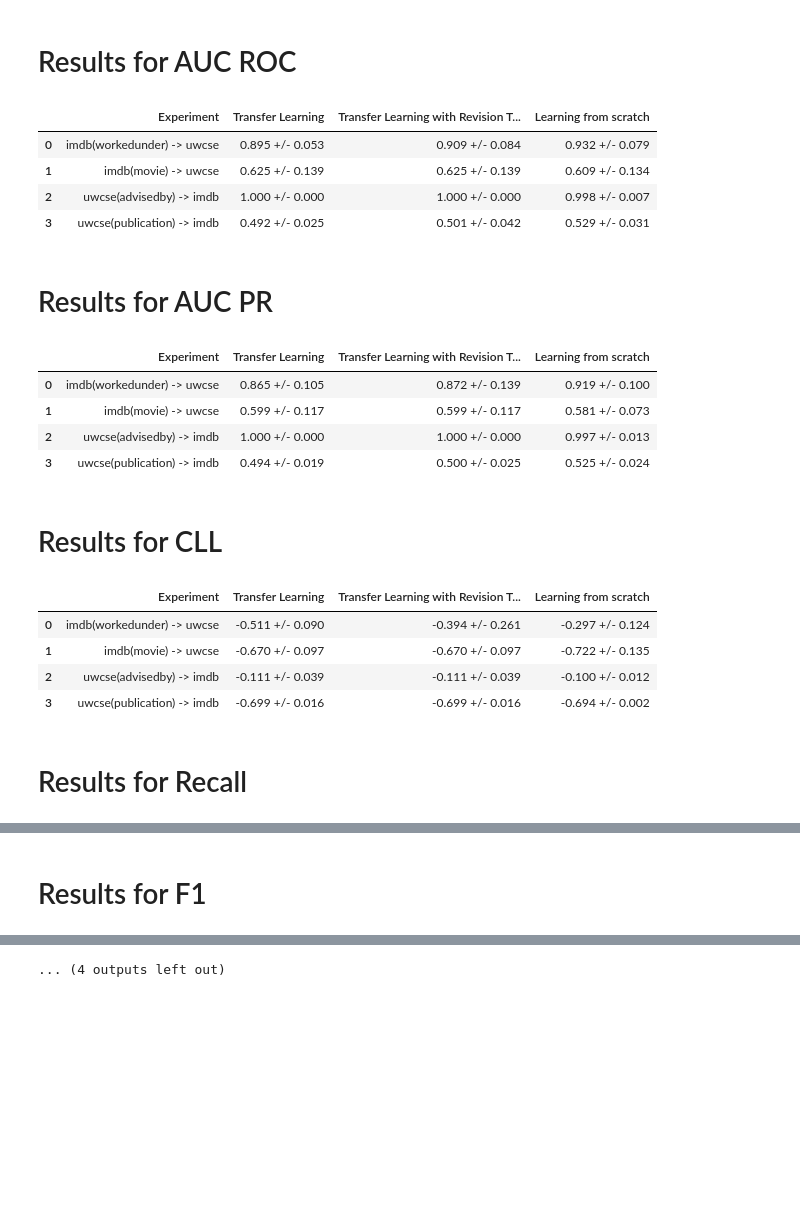
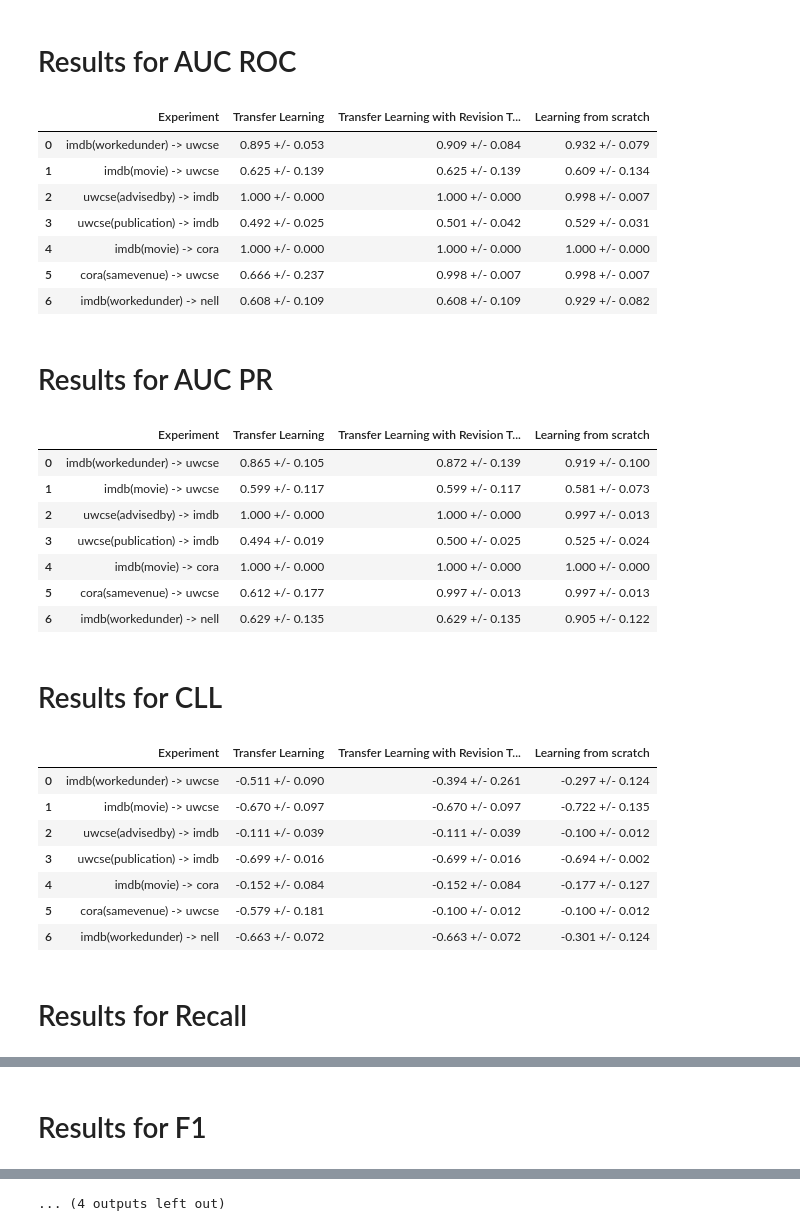
Before and after one commit to ThaisLuca/TreeBoostler, a Jupyter notebook: experiments/10_02_2018/results_total_transfer.ipynb, the cells around one changed output, grey strips where cells are left out. Saved outputs shown, nothing was run; the diff lists cells and outputs as text; code cells hidden in the pictures; blank space fills up the shorter version.

Commit message:
Sent experiments notebook

```diff
--- a/experiments/10_02_2018/results_total_transfer.ipynb
+++ b/experiments/10_02_2018/results_total_transfer.ipynb
@@ -10,60 +10,74 @@ with open('total_transfer_experiment.json', 'r') as fp:
 # %%
 experiments = ['imdb(workedunder) -> uwcse',
               'imdb(movie) -> uwcse',
               'uwcse(advisedby) -> imdb',
               'uwcse(publication) -> imdb',
-              #'imdb(workedunder) -> cora',
-              #'imdb(movie) -> cora',
-              #'uwcse(advisedby) -> cora',
-              #'uwcse(publication) -> cora'
+              'imdb(workedunder) -> cora',
+              'imdb(movie) -> cora',
+              'uwcse(advisedby) -> cora',
+              'uwcse(publication) -> cora'
+              'cora(samevenue) -> imdb',
+              'cora(samevenue) -> uwcse',
+              'imdb(workedunder) -> nell',
+              'uwcse(advisedby) -> nell'
               ]
 
 for metric in ['AUC ROC', 'AUC PR', 'CLL', 'Recall', 'F1', 'Precision', 'Learning and Revision time', 'Inference time']:
     display(Markdown('# Results for ' + metric))
     table = []
     for dataset in range(len(experiments)):
-    #for metric in ['AUC ROC', 'AUC PR']:
-        #display(Markdown('## ' + metric))
-        x = []
-        if metric == 'Precision':
-            scratch = np.array([item['Precision'][0] for sublist in data['results'][str(dataset)]['scratch'].values() for item in sublist])
-            parameter = np.array([item['Parameter Learning results']['Precision'][0] for sublist in data['results'][str(dataset)]['transfer'].values() for item in sublist])
-            transfer = np.array([item['Precision'][0] for sublist in data['results'][str(dataset)]['transfer'].values() for item in sublist])
-        elif metric == 'Learning and Revision time':
-            scratch = np.array([item['Learning time'] for sublist in data['results'][str(dataset)]['scratch'].values() for item in sublist])
-            parameter = np.array([item['Parameter Learning results']['Learning time'] for sublist in data['results'][str(dataset)]['transfer'].values() for item in sublist])
-            transfer = np.array([item['Learning time'] for sublist in data['results'][str(dataset)]['transfer'].values() for item in sublist])
-        elif metric == 'Inference time':
-            scratch = np.array([item['Inference time'] for sublist in data['results'][str(dataset)]['scratch'].values() for item in sublist])
-            parameter = np.array([item['Parameter Learning results']['Learning time'] for sublist in data['results'][str(dataset)]['transfer'].values() for item in sublist])
-            transfer = np.array([item['Inference time'] for sublist in data['results'][str(dataset)]['transfer'].values() for item in sublist])
-        else:
-            scratch = np.array([item[metric] for sublist in data['results'][str(dataset)]['scratch'].values() for item in sublist])
-            parameter = np.array([item['Parameter Learning results'][metric] for sublist in data['results'][str(dataset)]['transfer'].values() for item in sublist])
-            transfer = np.array([item[metric] for sublist in data['results'][str(dataset)]['transfer'].values() for item in sublist])
-        table.append([experiments[dataset], '%.3f +/- %.3f' % (parameter.mean(), 2 * parameter.std()),
-        '%.3f +/- %.3f' % (transfer.mean(), 2 * transfer.std()),
-        '%.3f +/- %.3f' % (scratch.mean(), 2 * scratch.std())])
+        if dataset not in [4,6,7,10]:
+        #for metric in ['AUC ROC', 'AUC PR']:
+            #display(Markdown('## ' + metric))
+            x = []
+            if metric == 'Precision':
+                scratch = np.array([item['Precision'][0] for sublist in data['results'][str(dataset)]['scratch'].values() for item in sublist])
+                parameter = np.array([item['Parameter Learning results']['Precision'][0] for sublist in data['results'][str(dataset)]['transfer'].values() for item in sublist])
+                transfer = np.array([item['Precision'][0] for sublist in data['results'][str(dataset)]['transfer'].values() for item in sublist])
+            elif metric == 'Learning and Revision time':
+                scratch = np.array([item['Learning time'] for sublist in data['results'][str(dataset)]['scratch'].values() for item in sublist])
+                parameter = np.array([item['Parameter Learning results']['Learning time'] for sublist in data['results'][str(dataset)]['transfer'].values() for item in sublist])
+                transfer = np.array([item['Learning time'] for sublist in data['results'][str(dataset)]['transfer'].values() for item in sublist])
+            elif metric == 'Inference time':
+                scratch = np.array([item['Inference time'] for sublist in data['results'][str(dataset)]['scratch'].values() for item in sublist])
+                parameter = np.array([item['Parameter Learning results']['Learning time'] for sublist in data['results'][str(dataset)]['transfer'].values() for item in sublist])
+                transfer = np.array([item['Inference time'] for sublist in data['results'][str(dataset)]['transfer'].values() for item in sublist])
+            else:
+                scratch = np.array([item[metric] for sublist in data['results'][str(dataset)]['scratch'].values() for item in sublist])
+                parameter = np.array([item['Parameter Learning results'][metric] for sublist in data['results'][str(dataset)]['transfer'].values() for item in sublist])
+                transfer = np.array([item[metric] for sublist in data['results'][str(dataset)]['transfer'].values() for item in sublist])
+            table.append([experiments[dataset], '%.3f +/- %.3f' % (parameter.mean(), 2 * parameter.std()),
+            '%.3f +/- %.3f' % (transfer.mean(), 2 * transfer.std()),
+            '%.3f +/- %.3f' % (scratch.mean(), 2 * scratch.std())])
     display(pd.DataFrame(table, columns=['Experiment', 'Transfer Learning', 'Transfer Learning with Revision Theory', 'Learning from scratch']))
 # %% [output]
 # Results for AUC ROC
 |  | Experiment | Transfer Learning | Transfer Learning with Revision T... | Learning from scratch |
 | 0 | imdb(workedunder) -> uwcse | 0.895 +/- 0.053 | 0.909 +/- 0.084 | 0.932 +/- 0.079 |
 | 1 | imdb(movie) -> uwcse | 0.625 +/- 0.139 | 0.625 +/- 0.139 | 0.609 +/- 0.134 |
 | 2 | uwcse(advisedby) -> imdb | 1.000 +/- 0.000 | 1.000 +/- 0.000 | 0.998 +/- 0.007 |
 | 3 | uwcse(publication) -> imdb | 0.492 +/- 0.025 | 0.501 +/- 0.042 | 0.529 +/- 0.031 |
+| 4 | imdb(movie) -> cora | 1.000 +/- 0.000 | 1.000 +/- 0.000 | 1.000 +/- 0.000 |
+| 5 | cora(samevenue) -> uwcse | 0.666 +/- 0.237 | 0.998 +/- 0.007 | 0.998 +/- 0.007 |
+| 6 | imdb(workedunder) -> nell | 0.608 +/- 0.109 | 0.608 +/- 0.109 | 0.929 +/- 0.082 |
 # Results for AUC PR
 |  | Experiment | Transfer Learning | Transfer Learning with Revision T... | Learning from scratch |
 | 0 | imdb(workedunder) -> uwcse | 0.865 +/- 0.105 | 0.872 +/- 0.139 | 0.919 +/- 0.100 |
 | 1 | imdb(movie) -> uwcse | 0.599 +/- 0.117 | 0.599 +/- 0.117 | 0.581 +/- 0.073 |
 | 2 | uwcse(advisedby) -> imdb | 1.000 +/- 0.000 | 1.000 +/- 0.000 | 0.997 +/- 0.013 |
 | 3 | uwcse(publication) -> imdb | 0.494 +/- 0.019 | 0.500 +/- 0.025 | 0.525 +/- 0.024 |
+| 4 | imdb(movie) -> cora | 1.000 +/- 0.000 | 1.000 +/- 0.000 | 1.000 +/- 0.000 |
+| 5 | cora(samevenue) -> uwcse | 0.612 +/- 0.177 | 0.997 +/- 0.013 | 0.997 +/- 0.013 |
+| 6 | imdb(workedunder) -> nell | 0.629 +/- 0.135 | 0.629 +/- 0.135 | 0.905 +/- 0.122 |
 # Results for CLL
 |  | Experiment | Transfer Learning | Transfer Learning with Revision T... | Learning from scratch |
 | 0 | imdb(workedunder) -> uwcse | -0.511 +/- 0.090 | -0.394 +/- 0.261 | -0.297 +/- 0.124 |
 | 1 | imdb(movie) -> uwcse | -0.670 +/- 0.097 | -0.670 +/- 0.097 | -0.722 +/- 0.135 |
 | 2 | uwcse(advisedby) -> imdb | -0.111 +/- 0.039 | -0.111 +/- 0.039 | -0.100 +/- 0.012 |
 | 3 | uwcse(publication) -> imdb | -0.699 +/- 0.016 | -0.699 +/- 0.016 | -0.694 +/- 0.002 |
+| 4 | imdb(movie) -> cora | -0.152 +/- 0.084 | -0.152 +/- 0.084 | -0.177 +/- 0.127 |
+| 5 | cora(samevenue) -> uwcse | -0.579 +/- 0.181 | -0.100 +/- 0.012 | -0.100 +/- 0.012 |
+| 6 | imdb(workedunder) -> nell | -0.663 +/- 0.072 | -0.663 +/- 0.072 | -0.301 +/- 0.124 |
 # Results for Recall
 |  | Experiment | Transfer Learning | Transfer Learning with Revision T... | Learning from scratch |
 | 0 | imdb(workedunder) -> uwcse | 0.321 +/- 0.249 | 0.689 +/- 0.736 | 0.960 +/- 0.084 |
```
Also changed, not shown: parts of 2 cells of this notebook.
